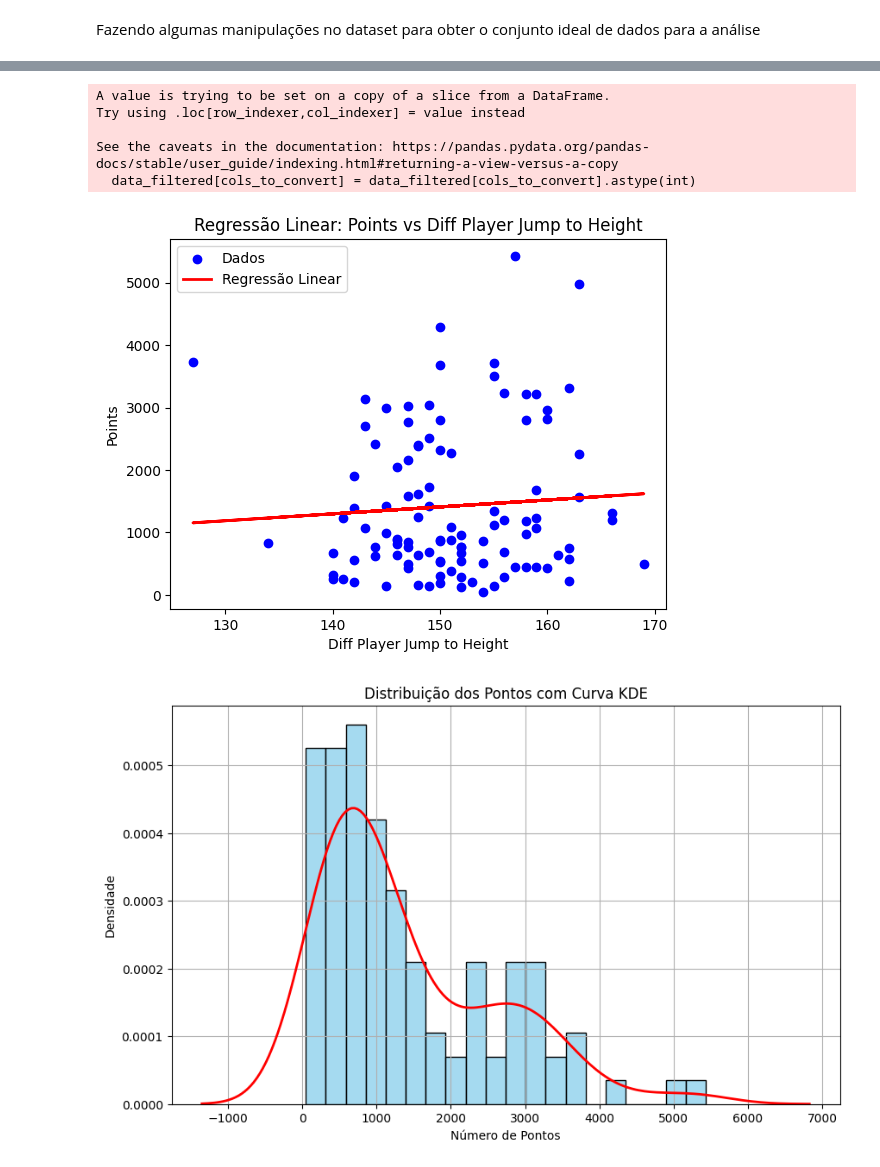
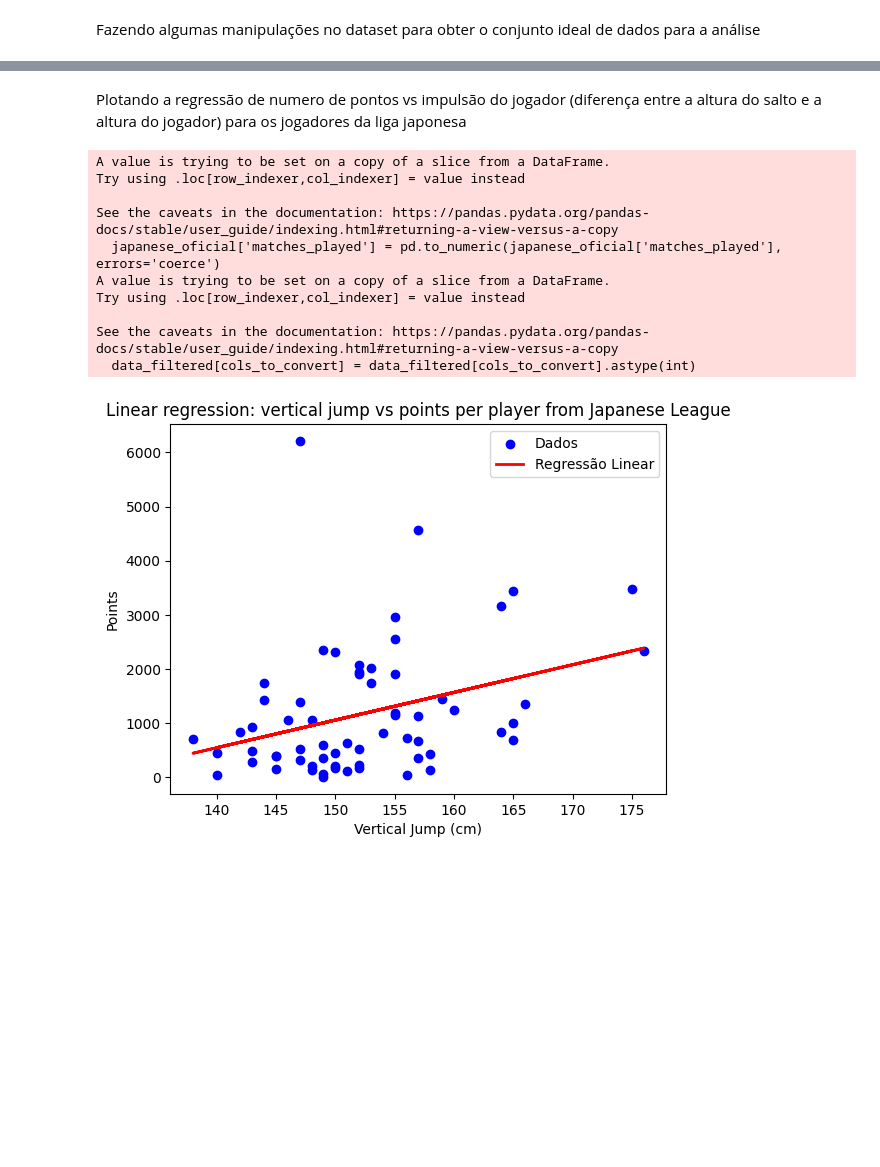
Before and after one commit to estevaocardoso/projetos-estevao, a Jupyter notebook: VOLLEYBALL/Projeto_gustavo_oficial.ipynb, the cells around one changed output, grey strips where cells are left out. Cells and saved outputs as stored; diff of their text form; code cells hidden in the pictures; blank space fills up the shorter version.

```diff
--- a/VOLLEYBALL/Projeto_gustavo_oficial.ipynb
+++ b/VOLLEYBALL/Projeto_gustavo_oficial.ipynb
@@ -45,5 +46,8 @@ data.replace("'",'',regex=True,inplace=True)
 # %%
-data['net_size_current'] = '243'
-data['diff_net_player_jump'] = data['player_jump_height_cm'].astype(int) - data['net_size_current'].astype(int)
-data['diff_player_jump_to_heigh'] = data['player_jump_height_cm'].astype(int) - data['player_height_cm'].astype(int)
-data
+poland['net_size_current'] = '243'
+poland['diff_net_player_jump'] = poland['player_jump_height_cm'].astype(int) - poland['net_size_current'].astype(int)
+poland['diff_player_jump_to_heigh'] = poland['player_jump_height_cm'].astype(int) - poland['player_height_cm'].astype(int)
+
+japanese['net_size_current'] = '243'
+japanese['diff_net_player_jump'] = japanese['player_jump_heighest'].astype(float) - japanese['net_size_current'].astype(int)
+japanese['diff_player_jump_to_heigh'] = japanese['player_jump_heighest'].astype(float) - japanese['player_heigh_cm'].astype(float)
@@ -50,8 +65,16 @@ data
 # %%
-data['player_position'] = data['player_position'].replace({
+poland['player_position'] = poland['player_position'].replace({
     'Środkowy': 'Middle',
     'Przyjmujący': 'Outside Hitter',
     'Libero': 'Libero',
     'Rozgrywający': 'Setter',
     'Atakujący': 'Opposite Hitter'
 })
+
+japanese['position'] = japanese['position'].map({
+    'オポジット': 'Opposite Hitter',
+    'セッター': 'Setter',
+    'アウトサイドヒッター': 'Outside Hitter',
+    'ミドルブロッカー': 'Middle Blocker',
+    'リベロ': 'Libero'
+})
@@ -58,3 +83,3 @@ data['player_position'] = data['player_position'].replace({
 # %%
-data_oficial = data[data['player_position'].isin(['Middle', 'Outside Hitter', 'Opposite Hitter'])]
-data_oficial
+poland_oficial = poland[poland['player_position'].isin(['Middle', 'Outside Hitter', 'Opposite Hitter'])]
+japanese_oficial = japanese[japanese['position'].isin(['Middle', 'Outside Hitter', 'Opposite Hitter'])]
@@ -115,0 +105,5 @@ data_oficial
+# %%
+japanese_oficial['points'].fillna(0, inplace=True)
+mean_jump_height = japanese_oficial['player_jump_heighest'].mean()
+japanese_oficial['player_jump_heighest'].fillna(mean_jump_height, inplace=True)
+japanese_oficial
@@ -116,61 +173,52 @@ data_oficial
+# %% [markdown]
+Plotando a regressão de numero de pontos vs impulsão do jogador (diferença entre a  altura do salto e a altura do jogador) para os jogadores da liga japonesa
 # %%
 import statsmodels.api as sm
 import matplotlib.pyplot as plt
 
 # Convertendo 'matches_played' para tipo numérico
-data_oficial['matches_played'] = pd.to_numeric(data_oficial['matches_played'], errors='coerce')
+japanese_oficial['matches_played'] = pd.to_numeric(japanese_oficial['matches_played'], errors='coerce')
 
 # Filtrar jogadores com mais de 40 partidas jogadas
-data_filtered = data_oficial[data_oficial['matches_played'] > 40]
+data_filtered = japanese_oficial[japanese_oficial['matches_played'] > 40]
 
 # Selecionar as colunas desejadas
-cols_to_convert = ['diff_player_jump_to_heigh', 'player_height_cm', 'player_weight_kg', 'points']
+cols_to_convert = ['diff_player_jump_to_heigh', 'player_heigh_cm', 'player_wight_kg', 'points']
 
 # Converter as colunas relevantes para int
 data_filtered[cols_to_convert] = data_filtered[cols_to_convert].astype(int)
 
 # Criar o modelo de regressão linear
 X = sm.add_constant(data_filtered['diff_player_jump_to_heigh']) # Adicionando uma constante para o termo independente
 y = data_filtered['points']
 model = sm.OLS(y, X)
 
 # Ajustar o modelo aos dados
 results = model.fit()
 
 # Scatter plot dos dados
 plt.scatter(data_filtered['diff_player_jump_to_heigh'], data_filtered['points'], color='blue', label='Dados')
 
 # Plot da linha de regressão
 plt.plot(data_filtered['diff_player_jump_to_heigh'], results.predict(X), color='red', linewidth=2, label='Regressão Linear')
 
 # Adicionar rótulos e título
-plt.xlabel('Diff Player Jump to Height')
+plt.xlabel('Vertical Jump (cm)')
 plt.ylabel('Points')
-plt.title('Regressão Linear: Points vs Diff Player Jump to Height')
+plt.title('Linear regression: vertical jump vs points per player from Japanese League')
 plt.legend()
 
 # Mostrar o gráfico
 plt.show()
 # %% [output]
+A value is trying to be set on a copy of a slice from a DataFrame.
+Try using .loc[row_indexer,col_indexer] = value instead
+
+See the caveats in the documentation: https://pandas.pydata.org/pandas-docs/stable/user_guide/indexing.html#returning-a-view-versus-a-copy
+  japanese_oficial['matches_played'] = pd.to_numeric(japanese_oficial['matches_played'], errors='coerce')
 A value is trying to be set on a copy of a slice from a DataFrame.
 Try using .loc[row_indexer,col_indexer] = value instead
 
 See the caveats in the documentation: https://pandas.pydata.org/pandas-docs/stable/user_guide/indexing.html#returning-a-view-versus-a-copy
   data_filtered[cols_to_convert] = data_filtered[cols_to_convert].astype(int)
-[figure, old version]
+[figure, new version]
-# %%
-import seaborn as sns
-import matplotlib.pyplot as plt
-
-# Criar o histograma
-plt.figure(figsize=(10, 6))
-sns.histplot(data=data_filtered, x='points', bins=20, color='skyblue', stat='density', kde=False)
-# Adicionar a curva KDE separadamente
-sns.kdeplot(data=data_filtered, x='points', color='red', linewidth=2)
-plt.xlabel('Número de Pontos')
-plt.ylabel('Densidade')
-plt.title('Distribuição dos Pontos com Curva KDE')
-plt.grid(True)
-plt.show()
-# %% [output]
-[figure, removed]
```
Also changed, not shown: parts of 17 cells of this notebook, 5 other files.
